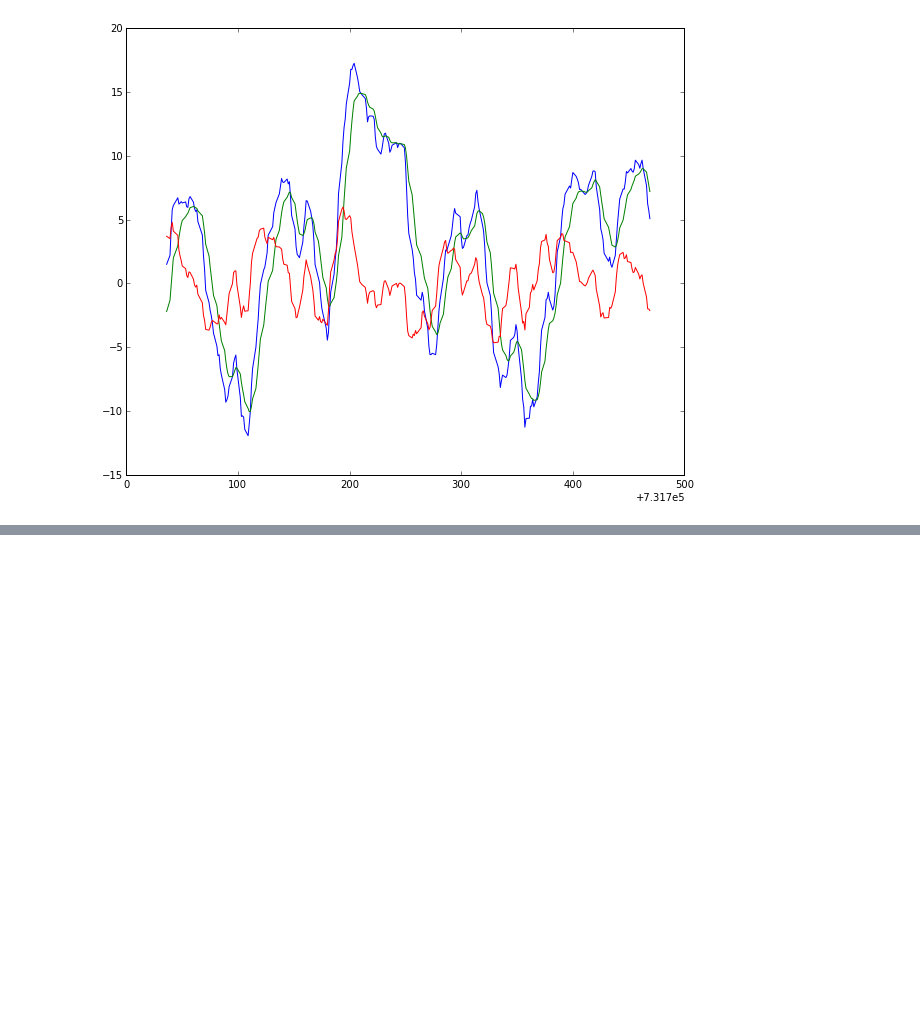
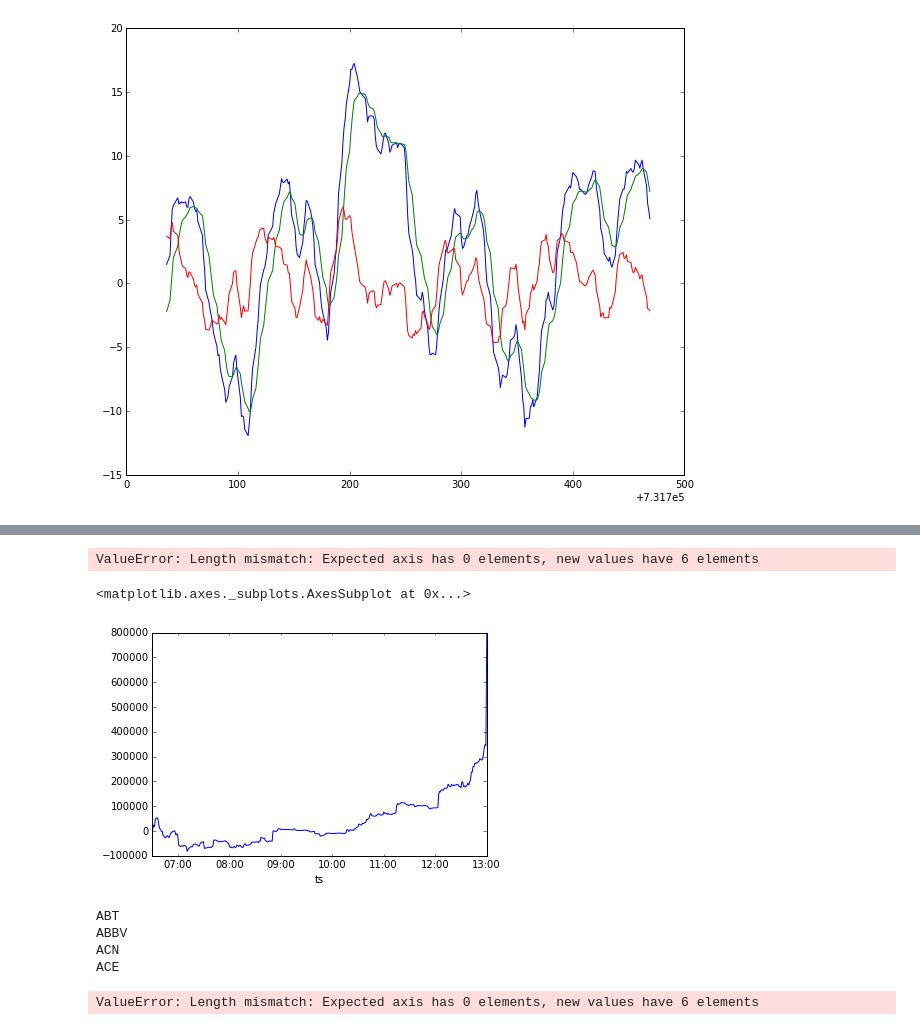
Before and after one commit to flyingsword/tst2, a Jupyter notebook: testalg.ipynb, the cells around one changed output, grey strips where cells are left out. Cells and saved outputs as stored; diff of their text form; code cells hidden in the pictures; blank space fills up the shorter version.

```diff
--- a/testalg.ipynb
+++ b/testalg.ipynb
@@ -94,0 +116,42 @@ STO = 100*(spx["Close"]-Lowest)/(Highest-Lowest)
+# %%
+def get_google_data(symbol, period, window):
+    url_root = 'http://www.google.com/finance/getprices?i='
+    url_root += str(period) + '&p=' + str(window)
+    url_root += 'd&f=d,o,h,l,c,v&df=cpct&q=' + symbol
+    response = urllib2.urlopen(url_root)
+    data = response.read().split('\n')
+    #actual data starts at index = 7
+    #first line contains full timestamp,
+    #every other line is offset of period from timestamp
+    parsed_data = []
+    anchor_stamp = ''
+    end = len(data)
+    for i in range(7, end):
+        cdata = data[i].split(',')
+        if 'a' in cdata[0]:
+            #first one record anchor timestamp
+            anchor_stamp = cdata[0].replace('a', '')
+            cts = int(anchor_stamp)
+            parsed_data.append((datetime.datetime.fromtimestamp(float(cts)), float(cdata[1]), float(cdata[2]), float(cdata[3]), float(cdata[4]), float(cdata[5])))
+        else:
+            try:
+                coffset = int(cdata[0])
+                cts = int(anchor_stamp) + (coffset * period)
+                parsed_data.append((datetime.datetime.fromtimestamp(float(cts)), float(cdata[1]), float(cdata[2]), float(cdata[3]), float(cdata[4]), float(cdata[5])))
+            except:
+                pass # for time zone offsets thrown into data
+    df = pd.DataFrame(parsed_data)
+    df.columns = ['ts', 'o', 'h', 'l', 'c', 'v']
+    df.index = df.ts
+    del df['ts']
+    return df
+# %%
+spy=get_google_data('ACE',60,15)
+mf = (spy['o']-spy['c'])*spy['v']
+# %% [output]
+ValueError: Length mismatch: Expected axis has 0 elements, new values have 6 elements
+# %%
+mf['20160225'].cumsum().plot()
+# %% [output]
+<matplotlib.axes._subplots.AxesSubplot at 0x...>
+[figure, added]
@@ -94,0 +185,12 @@ STO = 100*(spx["Close"]-Lowest)/(Highest-Lowest)
+# %%
+for ii in range(0,len(sp500stocks)):
+    print sp500stocks[ii]
+    data=get_google_data(sp500stocks[ii],60,15)
+    mf = (data['o']-data['c'])*data['v']
+mf['20160225'].cumsum().plot()
+# %% [output]
+ABT
+ABBV
+ACN
+ACE
+ValueError: Length mismatch: Expected axis has 0 elements, new values have 6 elements
```
Also changed, not shown: parts of 6 cells of this notebook.
